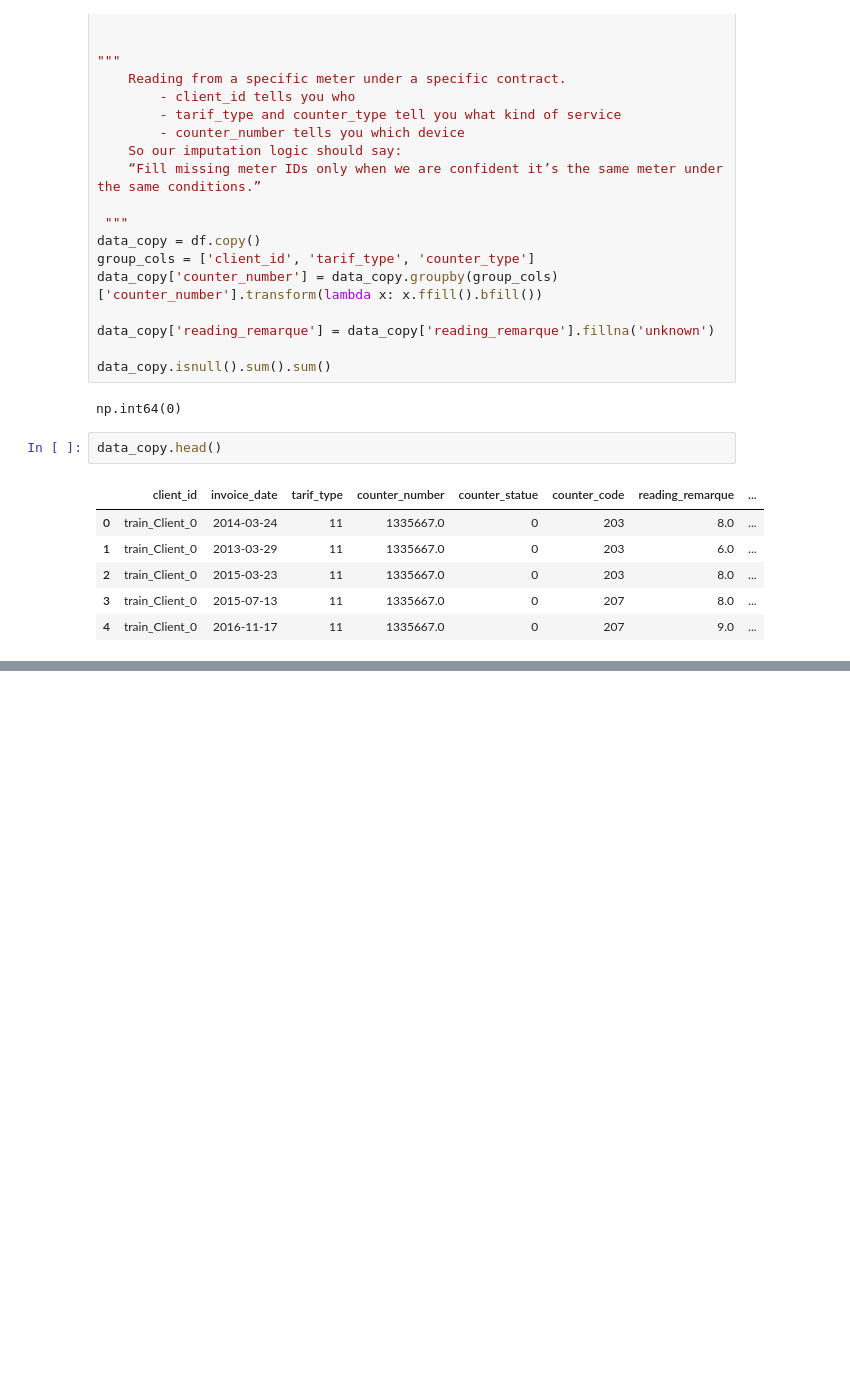
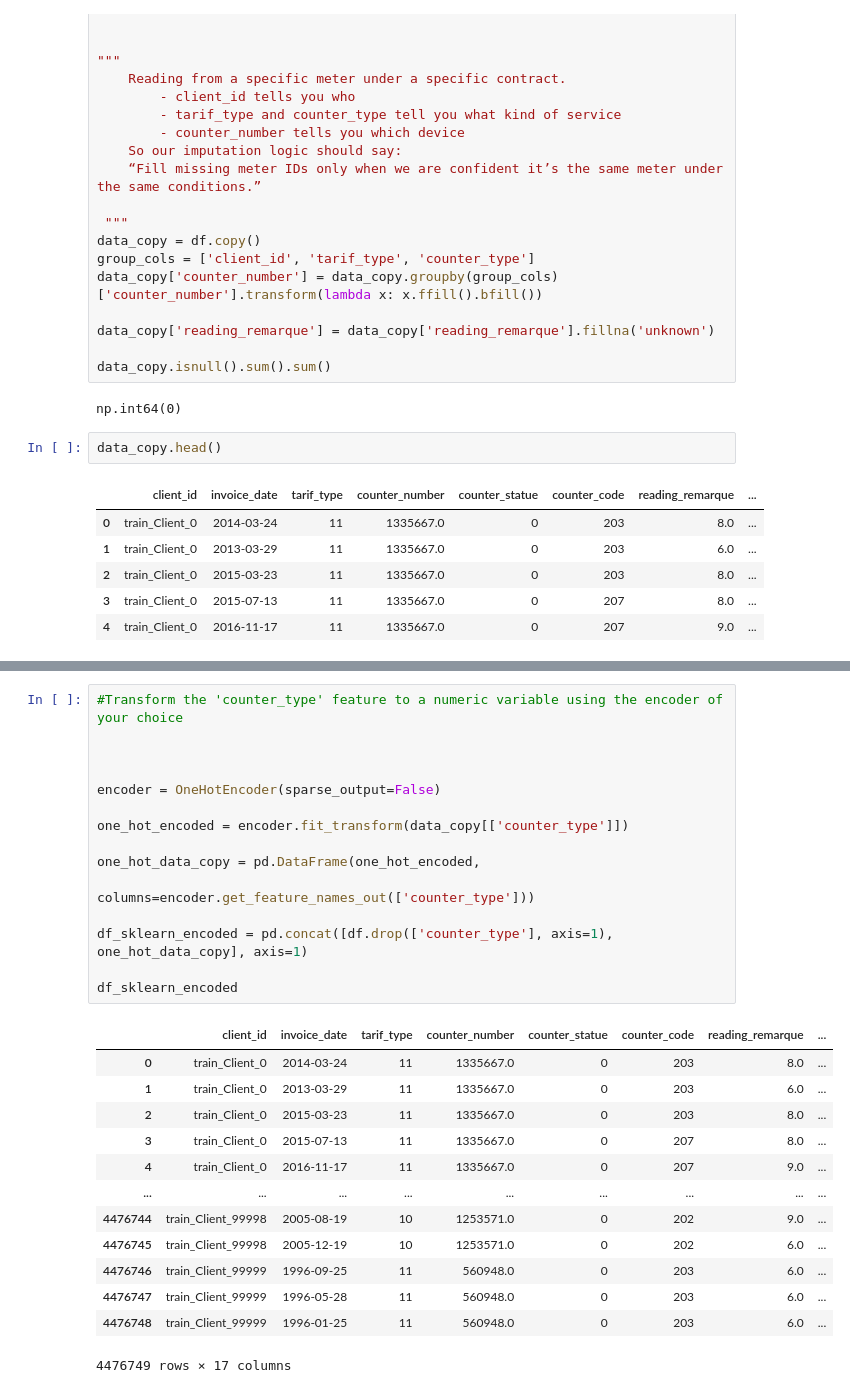
Before and after one commit to KaKigw/Checkpoint_Activities, a Jupyter notebook: Python_Checkpoints/Checkpoint_Data_pre_processing.ipynb, the cells around one changed output, grey strips where cells are left out. Cells and saved outputs as stored; diff of their text form; blank space fills up the shorter version.

```diff
--- a/Python_Checkpoints/Checkpoint_Data_pre_processing.ipynb
+++ b/Python_Checkpoints/Checkpoint_Data_pre_processing.ipynb
@@ -182,0 +248,29 @@ data_copy.describe().T
+# %%
+#Transform the 'counter_type' feature to a numeric variable using the encoder of your choice
+
+
+
+encoder = OneHotEncoder(sparse_output=False)
+
+one_hot_encoded = encoder.fit_transform(data_copy[['counter_type']])
+
+one_hot_data_copy = pd.DataFrame(one_hot_encoded,
+                          columns=encoder.get_feature_names_out(['counter_type']))
+
+df_sklearn_encoded = pd.concat([df.drop(['counter_type'], axis=1), one_hot_data_copy], axis=1)
+
+df_sklearn_encoded
+# %% [output]
+|  | client_id | invoice_date | tarif_type | counter_number | counter_statue | counter_code | reading_remarque | ... |
+| 0 | train_Client_0 | 2014-03-24 | 11 | 1335667.0 | 0 | 203 | 8.0 | ... |
+| 1 | train_Client_0 | 2013-03-29 | 11 | 1335667.0 | 0 | 203 | 6.0 | ... |
+| 2 | train_Client_0 | 2015-03-23 | 11 | 1335667.0 | 0 | 203 | 8.0 | ... |
+| 3 | train_Client_0 | 2015-07-13 | 11 | 1335667.0 | 0 | 207 | 8.0 | ... |
+| 4 | train_Client_0 | 2016-11-17 | 11 | 1335667.0 | 0 | 207 | 9.0 | ... |
+| ... | ... | ... | ... | ... | ... | ... | ... | ... |
+| 4476744 | train_Client_99998 | 2005-08-19 | 10 | 1253571.0 | 0 | 202 | 9.0 | ... |
+| 4476745 | train_Client_99998 | 2005-12-19 | 10 | 1253571.0 | 0 | 202 | 6.0 | ... |
+| 4476746 | train_Client_99999 | 1996-09-25 | 11 | 560948.0 | 0 | 203 | 6.0 | ... |
+| 4476747 | train_Client_99999 | 1996-05-28 | 11 | 560948.0 | 0 | 203 | 6.0 | ... |
+| 4476748 | train_Client_99999 | 1996-01-25 | 11 | 560948.0 | 0 | 203 | 6.0 | ... |
+4476749 rows × 17 columns
```
Also changed, not shown: parts of 8 cells of this notebook.
